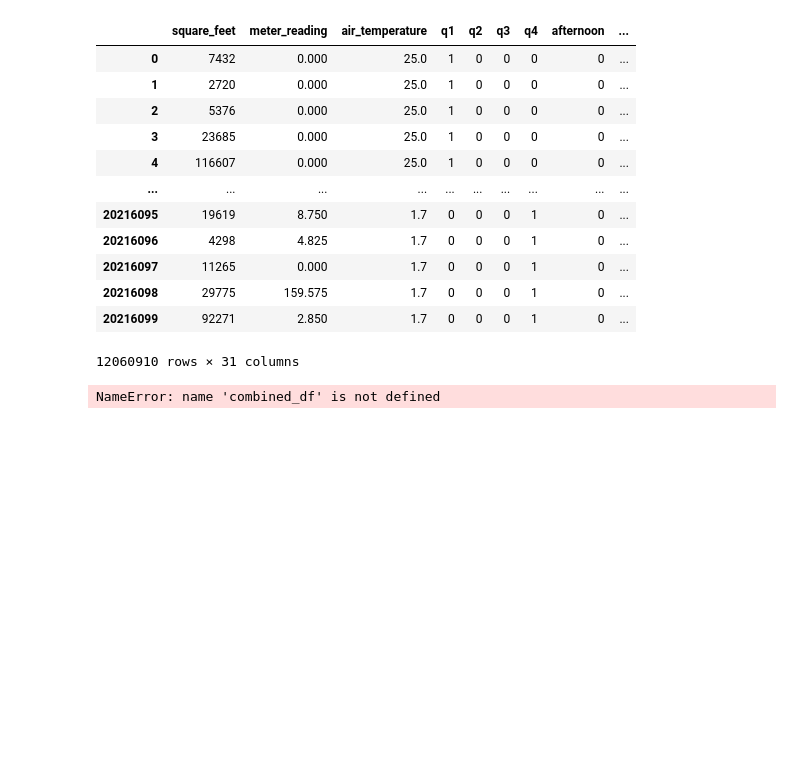
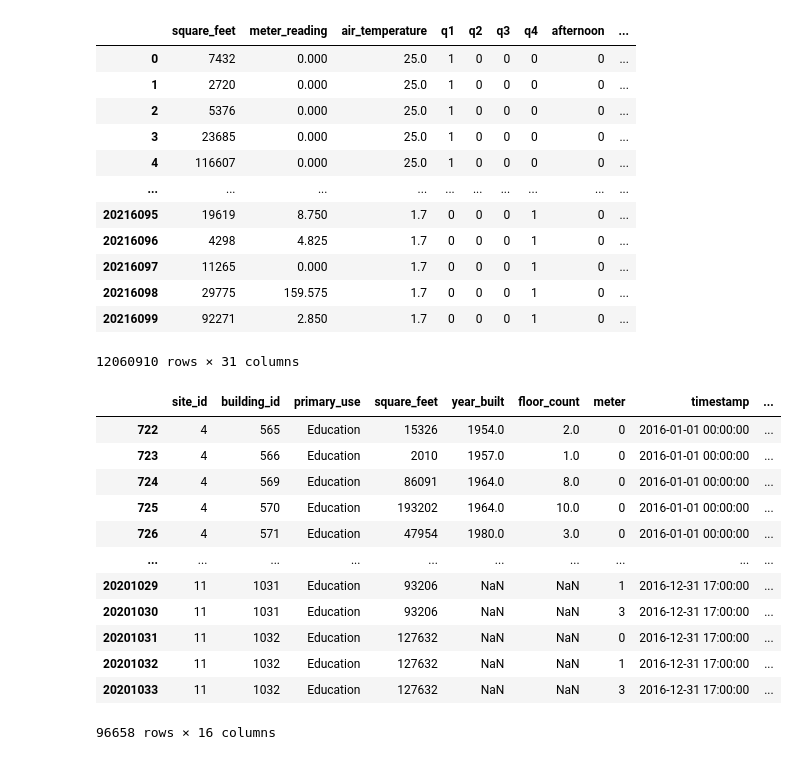
Before and after one commit to jtyrrell86/Capstone-2, a Jupyter notebook: notebooks/EDA for Capstone 2.ipynb, the cells around one changed output. Cells and saved outputs as stored; diff of their text form; code cells hidden in the pictures; blank space fills up the shorter version.

```diff
--- a/notebooks/EDA for Capstone 2.ipynb
+++ b/notebooks/EDA for Capstone 2.ipynb
@@ -1146,7 +1138,3 @@ electric_1
 | 20216098 | 29775 | 159.575 | 1.7 | 0 | 0 | 0 | 1 | 0 | ... |
 | 20216099 | 92271 | 2.850 | 1.7 | 0 | 0 | 0 | 1 | 0 | ... |
 12060910 rows × 31 columns
-# %%
-combined_df
-# %% [output]
-NameError: name 'combined_df' is not defined
@@ -1152,0 +1144,16 @@ NameError: name 'combined_df' is not defined
+# %%
+new_df[new_df["air_temperature"].isna()]
+# %% [output]
+|  | site_id | building_id | primary_use | square_feet | year_built | floor_count | meter | timestamp | ... |
+| 722 | 4 | 565 | Education | 15326 | 1954.0 | 2.0 | 0 | 2016-01-01 00:00:00 | ... |
+| 723 | 4 | 566 | Education | 2010 | 1957.0 | 1.0 | 0 | 2016-01-01 00:00:00 | ... |
+| 724 | 4 | 569 | Education | 86091 | 1964.0 | 8.0 | 0 | 2016-01-01 00:00:00 | ... |
+| 725 | 4 | 570 | Education | 193202 | 1964.0 | 10.0 | 0 | 2016-01-01 00:00:00 | ... |
+| 726 | 4 | 571 | Education | 47954 | 1980.0 | 3.0 | 0 | 2016-01-01 00:00:00 | ... |
+| ... | ... | ... | ... | ... | ... | ... | ... | ... | ... |
+| 20201029 | 11 | 1031 | Education | 93206 | NaN | NaN | 1 | 2016-12-31 17:00:00 | ... |
+| 20201030 | 11 | 1031 | Education | 93206 | NaN | NaN | 3 | 2016-12-31 17:00:00 | ... |
+| 20201031 | 11 | 1032 | Education | 127632 | NaN | NaN | 0 | 2016-12-31 17:00:00 | ... |
+| 20201032 | 11 | 1032 | Education | 127632 | NaN | NaN | 1 | 2016-12-31 17:00:00 | ... |
+| 20201033 | 11 | 1032 | Education | 127632 | NaN | NaN | 3 | 2016-12-31 17:00:00 | ... |
+96658 rows × 16 columns
```
Also changed, not shown: parts of 20 cells of this notebook, 11 other files.
